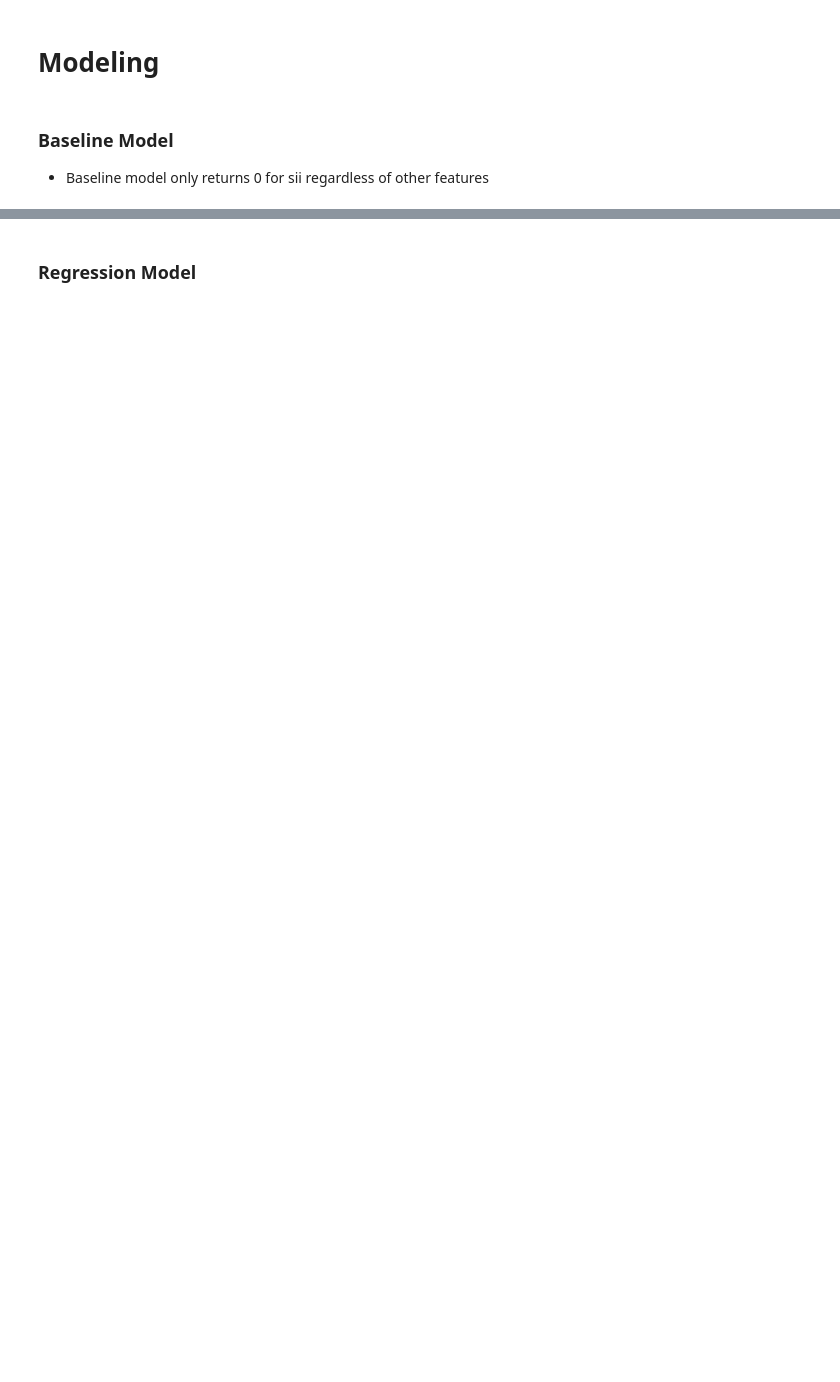
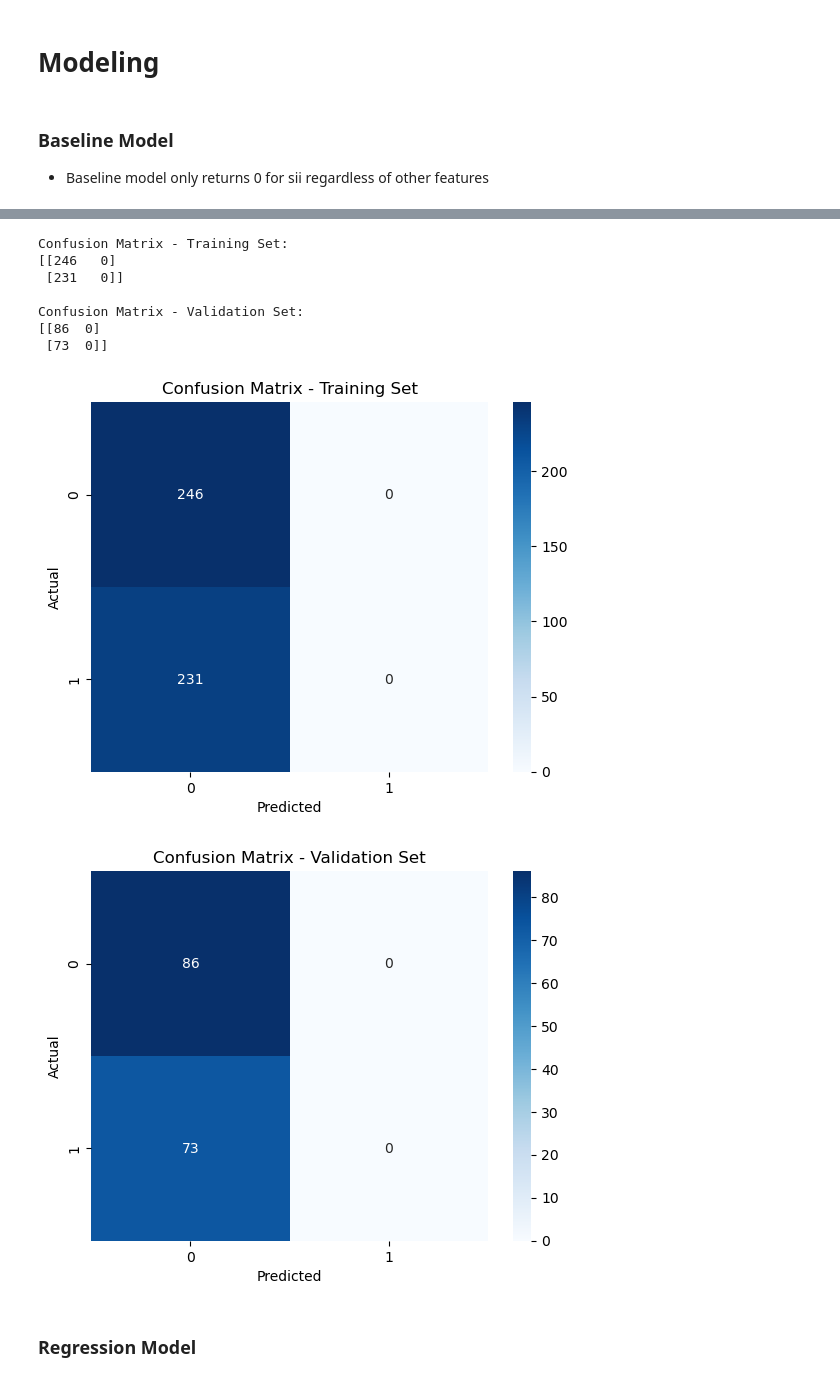
Before and after one commit to erica-landreth/datasci207_fa24_01_LMRSW, a Jupyter notebook: EDA/NR_EIL_EDA_imputation_clustering2.ipynb, the cells around one changed output, grey strips where cells are left out. Cells and saved outputs as stored; diff of their text form; code cells hidden in the pictures; blank space fills up the shorter version.

```diff
--- a/EDA/NR_EIL_EDA_imputation_clustering2.ipynb
+++ b/EDA/NR_EIL_EDA_imputation_clustering2.ipynb
@@ -609,3 +617,41 @@ Baseline Loss on Validation Set: 17.2694
+# %%
+from sklearn.metrics import confusion_matrix
+
+# Compute confusion matrix for training and validation sets
+train_cm = confusion_matrix(y_train, baseline_train_preds)
+val_cm = confusion_matrix(y_val, baseline_val_preds)
+
+# Display the confusion matrices
+print("Confusion Matrix - Training Set:")
+print(train_cm)
+
+print("\nConfusion Matrix - Validation Set:")
+print(val_cm)
+
+# Plot confusion matrix for training set
+sns.heatmap(train_cm, annot=True, fmt="d", cmap="Blues", xticklabels=["0", "1"], yticklabels=["0", "1"])
+plt.title("Confusion Matrix - Training Set")
+plt.xlabel("Predicted")
+plt.ylabel("Actual")
+plt.show()
+
+# Plot confusion matrix for validation set
+sns.heatmap(val_cm, annot=True, fmt="d", cmap="Blues", xticklabels=["0", "1"], yticklabels=["0", "1"])
+plt.title("Confusion Matrix - Validation Set")
+plt.xlabel("Predicted")
+
+plt.ylabel("Actual")
+plt.show()
+# %% [output]
+Confusion Matrix - Training Set:
+[[246   0]
+ [231   0]]
+
+Confusion Matrix - Validation Set:
+[[86  0]
+ [73  0]]
+[figure, added]
+[figure, added]
 # %% [markdown]
 ### Regression Model
 # %%
```
Also changed, not shown: parts of 23 cells of this notebook.
